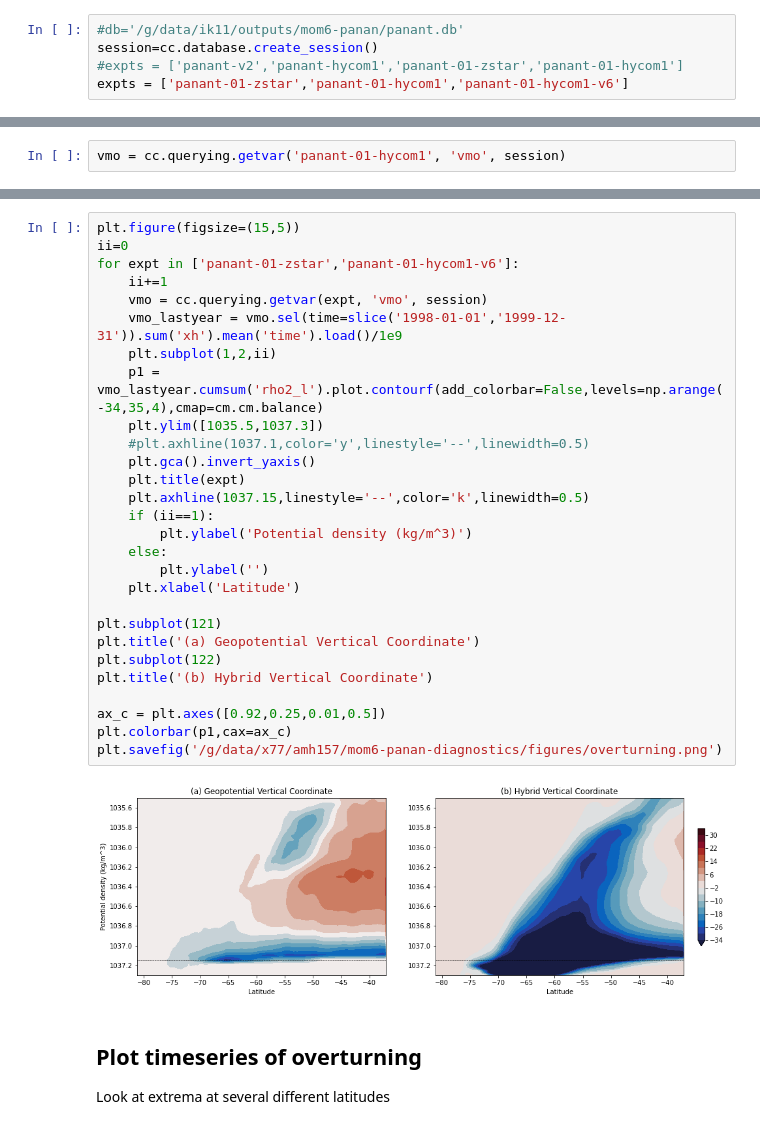
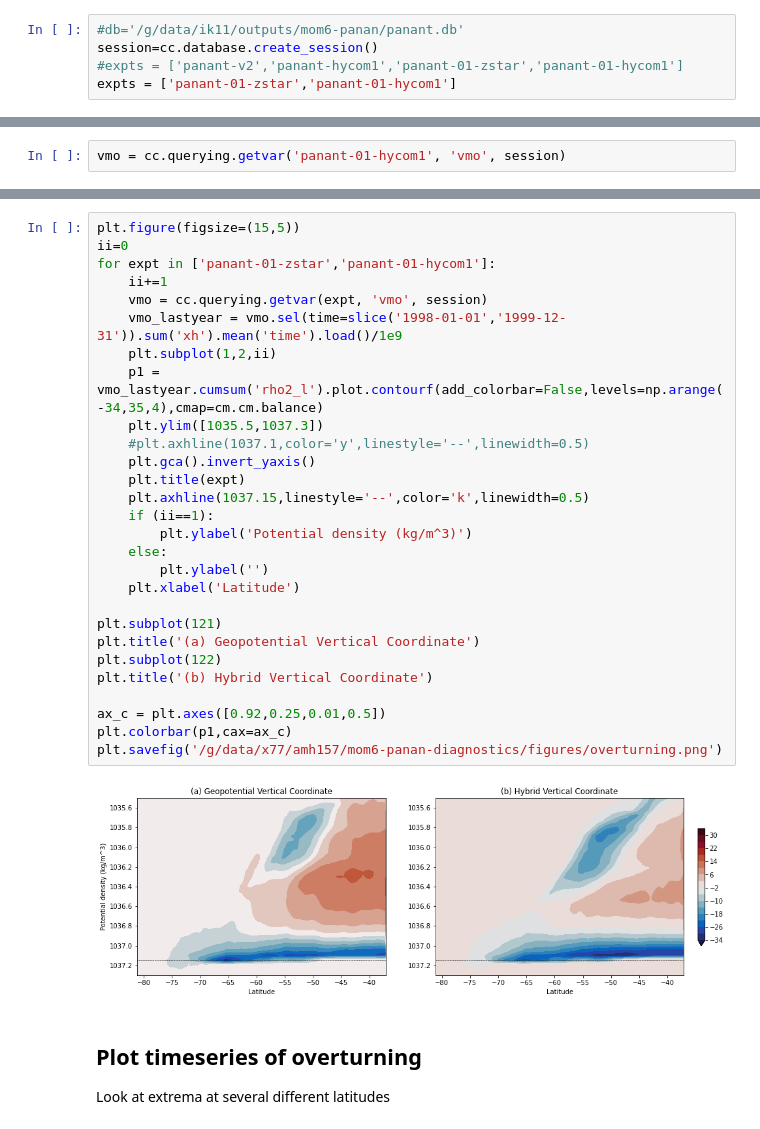
Before and after one commit to COSIMA/mom6-diagnostics, a Jupyter notebook: PanAntarctic/Overturning.ipynb, the cells around one changed output, grey strips where cells are left out. Drawn from its saved outputs; the diff is of its cells as text.

```diff
--- a/PanAntarctic/Overturning.ipynb
+++ b/PanAntarctic/Overturning.ipynb
@@ -12,7 +12,7 @@ import cmocean as cm
 #db='/g/data/ik11/outputs/mom6-panan/panant.db'
 session=cc.database.create_session()
 #expts = ['panant-v2','panant-hycom1','panant-01-zstar','panant-01-hycom1']
-expts = ['panant-01-zstar','panant-01-hycom1','panant-01-hycom1-v6']
+expts = ['panant-01-zstar','panant-01-hycom1']
 # %%
 client = Client()
 client
@@ -70,33 +70,33 @@ plt.colorbar(p1,cax=ax_c)
 # %%
 plt.figure(figsize=(15,5))
 ii=0
-for expt in ['panant-01-zstar','panant-01-hycom1-v6']:
+for expt in ['panant-01-zstar','panant-01-hycom1']:
     ii+=1
     vmo = cc.querying.getvar(expt, 'vmo', session)
     vmo_lastyear = vmo.sel(time=slice('1998-01-01','1999-12-31')).sum('xh').mean('time').load()/1e9
     plt.subplot(1,2,ii)
     p1 = vmo_lastyear.cumsum('rho2_l').plot.contourf(add_colorbar=False,levels=np.arange(-34,35,4),cmap=cm.cm.balance)
     plt.ylim([1035.5,1037.3])
     #plt.axhline(1037.1,color='y',linestyle='--',linewidth=0.5)
     plt.gca().invert_yaxis()
     plt.title(expt)
     plt.axhline(1037.15,linestyle='--',color='k',linewidth=0.5)
     if (ii==1):
         plt.ylabel('Potential density (kg/m^3)')
     else:
         plt.ylabel('')
     plt.xlabel('Latitude')
 
 plt.subplot(121)
 plt.title('(a) Geopotential Vertical Coordinate')
 plt.subplot(122)
 plt.title('(b) Hybrid Vertical Coordinate')
 
 ax_c = plt.axes([0.92,0.25,0.01,0.5])
 plt.colorbar(p1,cax=ax_c)
 plt.savefig('/g/data/x77/amh157/mom6-panan-diagnostics/figures/overturning.png')
 # %% [output]
-[figure, old version]
+[figure, new version]
 # %% [markdown]
 ## Plot timeseries of overturning
 
```
Also changed, not shown: parts of 8 cells of this notebook, 1 other file.
